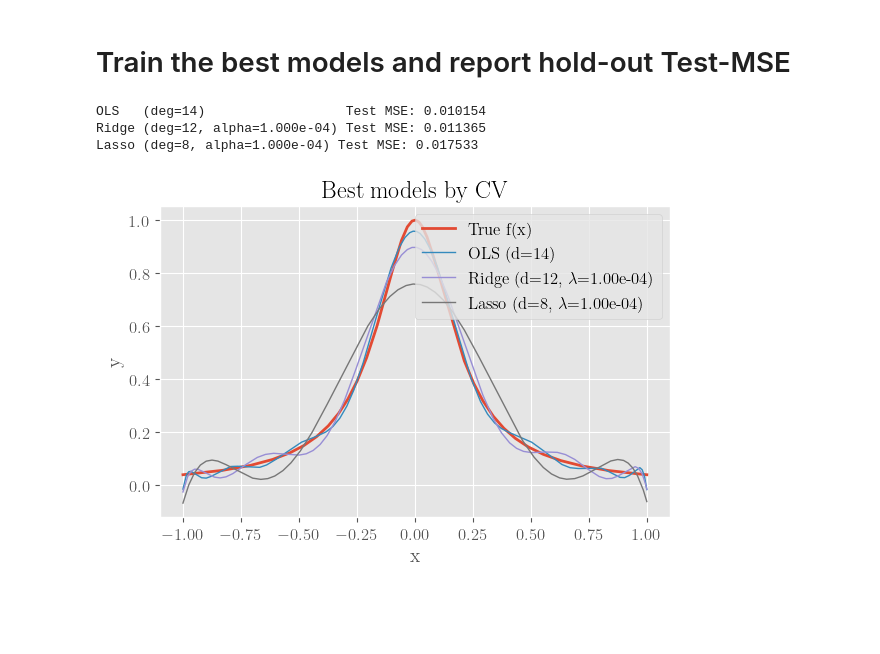
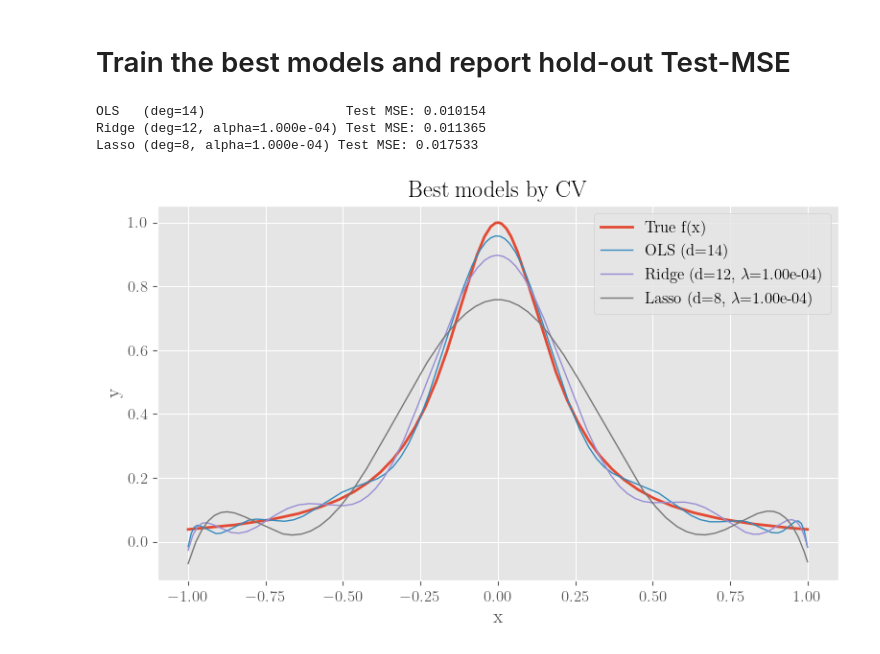
Before and after one commit to kjes4pres/Project_1_FYSSTK, a Jupyter notebook: Code/g_and_h.ipynb, the cells around one changed output. Drawn from its saved outputs; the diff is of its cells as text; code cells hidden in the pictures; blank space fills up the shorter version.

```diff
--- a/Code/g_and_h.ipynb
+++ b/Code/g_and_h.ipynb
@@ -30,7 +30,7 @@ B = 200 #number of bootstrap replicates
 # %% [markdown]
 # Make dataset for bootstrap
 # %%
-results_by_n = {}
+results_by_n = {} #empty dictionary to put bootstrap results
 
 for n_points in n_points_list:
 
@@ -49,7 +49,7 @@ for n_points in n_points_list:
     test_mse  = boot["test_mse"]
 
     mse_boots = boot["mse_boots"]
-    bias_boots = boot["bias2_boots"]
+    bias_boots = boot["bias_boots"]
     var_boots = boot["var_boots"]
 
     results_by_n[n_points] = {
@@ -185,2 +205,25 @@ cv_mse_ols = np.array([kfold_cv_mse_ols(d, K, x_train, y_train) for d in degrees
+# %%
+cv_mse_ridge = {d: cv_for_methods(d, 'ridge', lambdas, K, x_train, y_train)
+for d in degrees}
+cv_mse_lasso = {d: cv_for_methods(d, 'lasso', lambdas, K, x_train, y_train)
+for d in degrees}
+# %%
+best_ridge = cv_mse_ridge
+best_lasso = cv_mse_lasso
+
+rows = []
+for d in degrees:
+    ols_cv_mse = kfold_cv_mse_ols(d, K, x_train, y_train)
+
+    rr = best_ridge[d]; ll = best_lasso[d]
+    rows.append({
+        "degree": d,
+        "ols_cv_mse": ols_cv_mse,
+        "ridge_best_lambda": rr["best_lambda"],
+        "ridge_best_mse": rr["best_mse"],
+        "lasso_best_lambda": ll["best_lambda"],
+        "lasso_best_mse": ll["best_mse"],
+    })
+summary_df = pd.DataFrame(rows).sort_values("degree").reset_index(drop=True)
 # %% [markdown]
 # Plot
@@ -350,7 +289,7 @@ NameError: name 'summary_df' is not defined
 # %%
 best_deg_ols  = int(degrees[np.argmin(cv_mse_ols)])
 
-# Finn globalt beste for Ridge/Lasso fra dine resultatsamlinger:
+#From our results, find the global best for Ridge and Lasso
 best_deg_ridge = int(summary_df.iloc[summary_df["ridge_best_mse"].idxmin()]["degree"])
 best_lambda_ridge = float(summary_df.iloc[summary_df["ridge_best_mse"].idxmin()]["ridge_best_lambda"])
 best_deg_lasso = int(summary_df.iloc[summary_df["lasso_best_mse"].idxmin()]["degree"])
@@ -376,34 +315,32 @@ lasso_model = make_pipeline(
           max_iter=300_000, tol=1e-3, selection="cyclic", random_state=seed)
 )
 lasso_model.fit(x_train.reshape(-1,1), y_train)
 
 ols_test_mse   = mse(y_test,  ols_model.predict(x_test.reshape(-1,1)).ravel())
 ridge_test_mse = mse(y_test, ridge_model.predict(x_test.reshape(-1,1)).ravel())
 lasso_test_mse = mse(y_test, lasso_model.predict(x_test.reshape(-1,1)).ravel())
 
 print(f"OLS   (deg={best_deg_ols})                  Test MSE: {ols_test_mse:.6f}")
 print(f"Ridge (deg={best_deg_ridge}, alpha={best_lambda_ridge:.3e}) Test MSE: {ridge_test_mse:.6f}")
 print(f"Lasso (deg={best_deg_lasso}, alpha={best_lambda_lasso:.3e}) Test MSE: {lasso_test_mse:.6f}")
 
-fig = plt.figure(figsize=(6, 4.2))
+fig = plt.figure(figsize=(8, 5))
 
-#plt.scatter(x_train, y_train, s=20, alpha=0.2, label='Train (noisy)')
-#plt.scatter(x_test,  y_test,  s=20, alpha=0.2, label='Test (noisy)')
 plt.plot(x_dense, f_true(x_dense), linewidth=2, label='True f(x)')
 plt.plot(x_dense, ols_model.predict(x_dense.reshape(-1,1)).ravel(),   linewidth=1, label=f'OLS (d={best_deg_ols})')
 plt.plot(x_dense, ridge_model.predict(x_dense.reshape(-1,1)).ravel(), linewidth=1, label=f'Ridge (d={best_deg_ridge}, $\\lambda$={best_lambda_ridge:.2e})')
 plt.plot(x_dense, lasso_model.predict(x_dense.reshape(-1,1)).ravel(), linewidth=1, label=f'Lasso (d={best_deg_lasso}, $\\lambda$={best_lambda_lasso:.2e})')
 plt.xlabel('x')
 plt.ylabel('y')
 plt.title('Best models by CV')
 plt.legend()
 plt.tight_layout()
 
 fig.savefig(out_dir / "H_best_models_by_CV.pdf", dpi=200, bbox_inches="tight")
 
 plt.show()
 # %% [output]
 OLS   (deg=14)                  Test MSE: 0.010154
 Ridge (deg=12, alpha=1.000e-04) Test MSE: 0.011365
 Lasso (deg=8, alpha=1.000e-04) Test MSE: 0.017533
-[figure, old version]
+[figure, new version]
```
Also changed, not shown: parts of 19 cells of this notebook, 10 other files.
